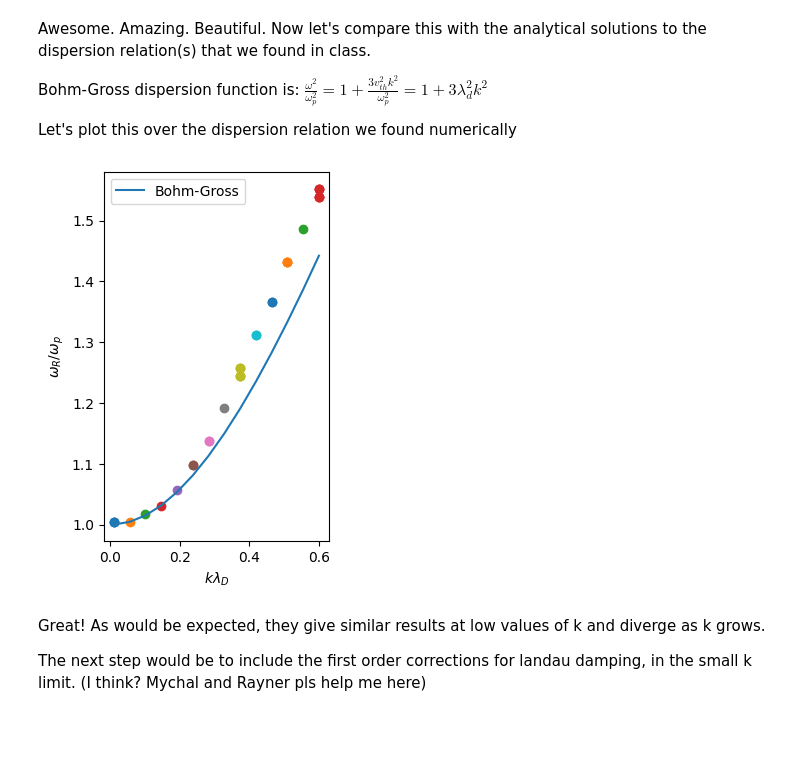
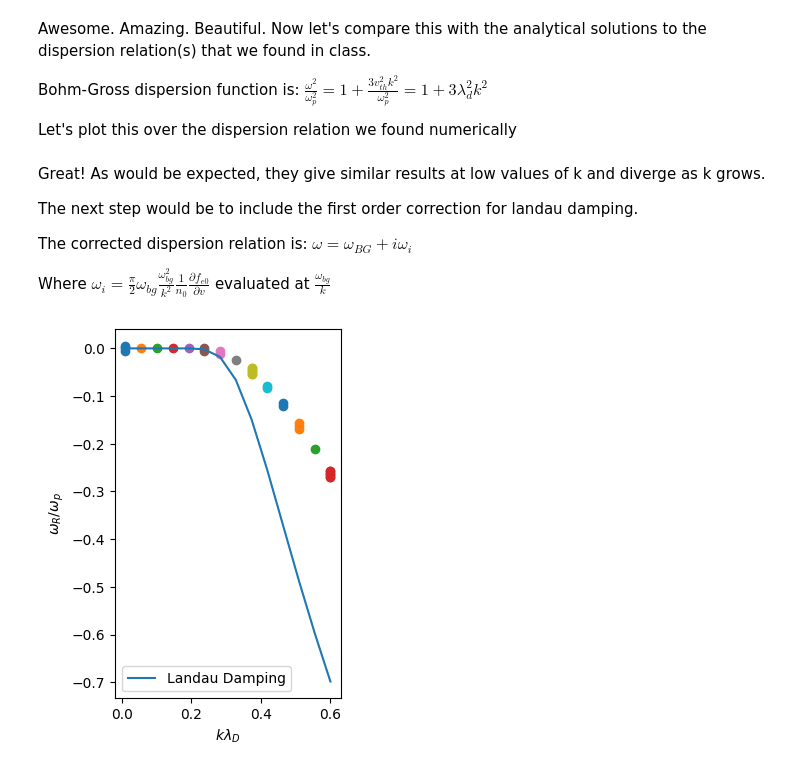
Before and after one commit to dschneidinger/222B_Landau_Damping_2024, a Jupyter notebook: 1-Numerical_solution_kinetic_dispersion_relation/brute_force_kinetic_DR_solver.ipynb, the cells around one changed output. Drawn from its saved outputs; the diff is of its cells as text; code cells hidden in the pictures; blank space fills up the shorter version.

Commit message:
Added landau damping to analysis

```diff
--- a/1-Numerical_solution_kinetic_dispersion_relation/brute_force_kinetic_DR_solver.ipynb
+++ b/1-Numerical_solution_kinetic_dispersion_relation/brute_force_kinetic_DR_solver.ipynb
@@ -52,8 +52,11 @@ ax2.set_xlabel(r'$k\lambda_D$')
 ax2.set_ylabel(r'$\omega_I/\omega_p$')
 
 k0s = np.linspace(0.01,0.6,14)
+
+v0 = 4
+nb = 0
 for k0 in k0s:
-    Wrs, Wis = find_w_roots(k0, v0 = 4, nb = 0)
+    Wrs, Wis = find_w_roots(k0, v0, nb )
     ax1.scatter(k0*np.ones(len(Wrs)), Wrs)
     ax2.scatter(k0*np.ones(len(Wis)), Wis)
 
@@ -66,10 +69,10 @@ Awesome. Amazing. Beautiful. Now let's compare this with the analytical solution
 Bohm-Gross dispersion function is: $\frac{\omega^2}{\omega_p^2} = 1 + \frac{3 v_{th}^2 k^2}{\omega_p^2} = 1 + 3 \lambda_d^2 k^2$
 
 Let's plot this over the dispersion relation we found numerically
+# %%
+def bohm_gross(lambda_k):
+    return np.sqrt(1 + 3*lambda_k**2)
 # %%
-def zero_order_dispersion(lambda_k):
-    return np.sqrt(1 + 3*lambda_k**2)
-
 ax1 = plt.subplot(1,2,1)
 ax1.set_xlabel(r'$k\lambda_D$')
 ax1.set_ylabel(r'$\omega_R/\omega_p$')
@@ -82,13 +85,39 @@ for k0 in k0s:
                                             # call and that way you will be able to label them as numerical but I am TOO LAZY
                                             # to figure it out!!!!
 
-plt.plot(k0s,zero_order_dispersion(k0s), label = 'Bohm-Gross')
+plt.plot(k0s,bohm_gross(k0s), label = 'Bohm-Gross')
 
 plt.legend()
 plt.show()
-# %% [output]
-[figure, removed]
 # %% [markdown]
 Great! As would be expected, they give similar results at low values of k and diverge as k grows.
 
-The next step would be to include the first order corrections for landau damping, in the small k limit. (I think? Mychal and Rayner pls help me here)
+The next step would be to include the first order correction for landau damping.
+
+The corrected dispersion relation is:
+$\omega = \omega_{BG}+ i \omega_i$
+
+Where $\omega_i = \frac{\pi}{2} \omega_{bg} \frac{\omega_{bg}^2}{k^2} \frac{1}{n_0} \frac{\partial f_{e0}}{\partial v}$ evaluated at $\frac{\omega_{bg}}{k}$
+# %%
+def omega_i_correction(k, v0 = v0, nb = nb):
+    return np.pi/2 * bohm_gross(k)**3/k**2 * dfBOTdv(bohm_gross(k)/k,v0,nb) # I think that I don't need to include 1/n0
+                                                                            # but please check my work. I did this pretty
+                                                                            # quickly
+# %%
+ax1 = plt.subplot(1,2,1)
+ax1.set_xlabel(r'$k\lambda_D$')
+ax1.set_ylabel(r'$\omega_R/\omega_p$')
+
+k0s = np.linspace(0.01,0.6,14)
+
+for k0 in k0s:
+    Wrs, Wis = find_w_roots(k0, v0 = 4, nb = 0)
+    ax1.scatter(k0*np.ones(len(Wis)), Wis)  # There is, again, a better way. But, again, too lazy.
+
+
+plt.plot(k0s,omega_i_correction(k0s), label = 'Landau Damping')
+
+plt.legend()
+plt.show()
+# %% [output]
+[figure, added]
```
Also changed, not shown: parts of 1 cell of this notebook.
